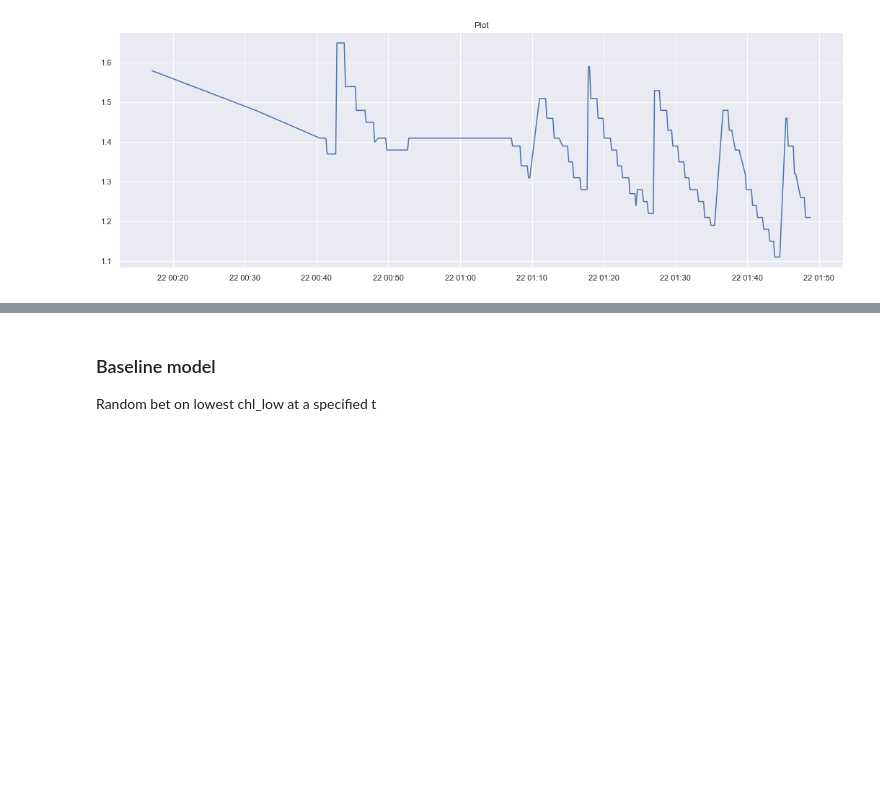
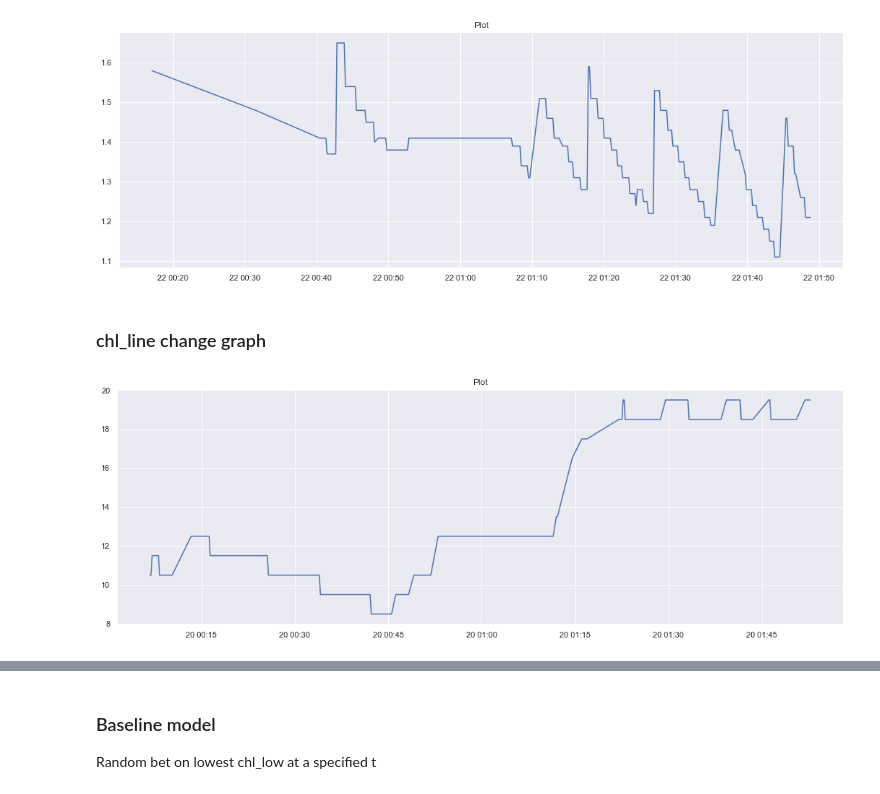
Before and after one commit to tysonwu/odds-crawl-app, a Jupyter notebook: development/data_collection/signal analysis.ipynb, the cells around one changed output, grey strips where cells are left out. Saved outputs shown, nothing was run; the diff lists cells and outputs as text; code cells hidden in the pictures; blank space fills up the shorter version.

```diff
--- a/development/data_collection/signal analysis.ipynb
+++ b/development/data_collection/signal analysis.ipynb
@@ -60,3 +60,11 @@ data = u.signal_data_pipeline('20200222SAT1')
 u.graph(data.minutes,data.chl_low,'Plot')
 # %% [output]
 [figure]
+# %% [markdown]
+### chl_line change graph
+# %%
+data = signals.signal_data_pipeline('20200220THU22')
+u.graph(data.minutes,data.line,'Plot')
+print(data)
+# %% [output]
+[figure, added]
```
Also changed, not shown: parts of 18 cells of this notebook, 5 other files.
